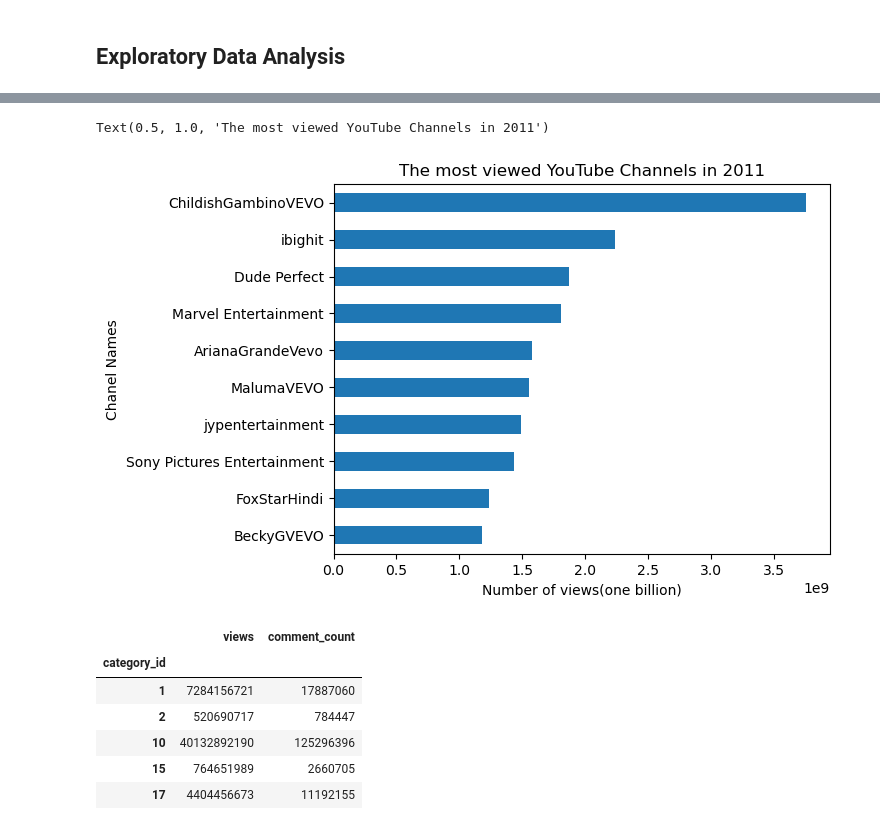
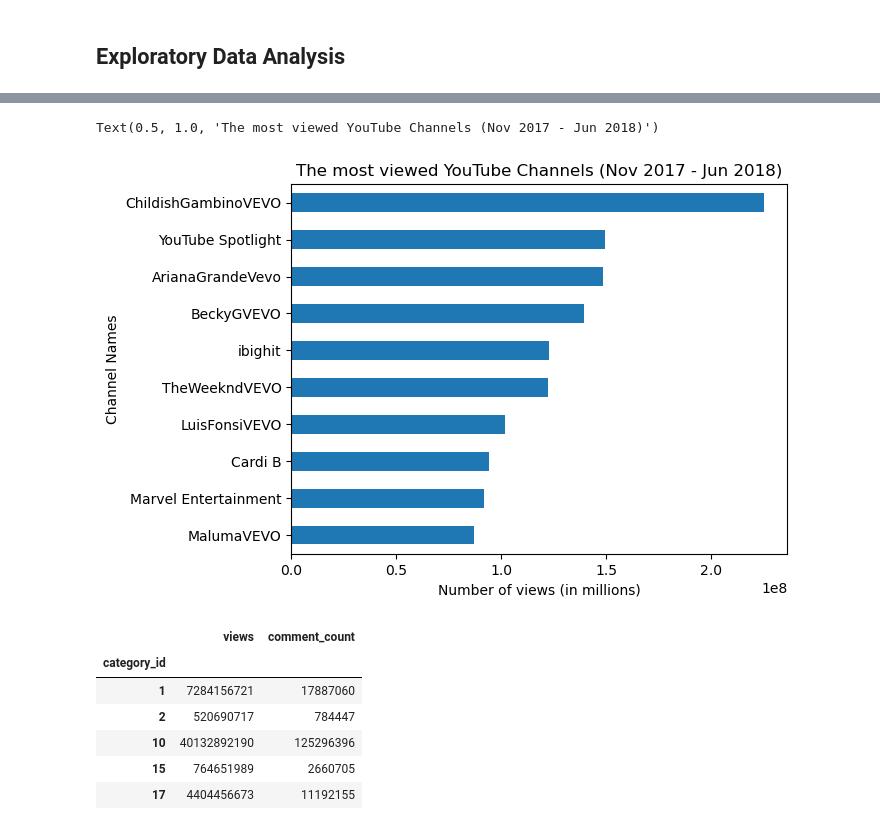
Before and after one commit to tralinde/tralinde_EDA_group_presentation, a Jupyter notebook: notebooks/youtube_EDA.ipynb, the cells around one changed output, grey strips where cells are left out. Drawn from its saved outputs; the diff is of its cells as text; code cells hidden in the pictures.

```diff
--- a/notebooks/youtube_EDA.ipynb
+++ b/notebooks/youtube_EDA.ipynb
@@ -36,0 +28,6 @@ most_views_pd
+# %%
+most_views = us_data.groupby("channel_title")['views', 'video_id'].max().sort_values(by = 'views', ascending=False)
+
+most_views_pd = most_views.head(10).sort_values(by = 'views', ascending=True)
+
+most_views_pd
@@ -37,16 +47,16 @@ most_views_pd
 # %%
 most_views_pd['views'].plot(kind="barh")
 
 
-plt.xlabel('Number of views(one billion)')
+plt.xlabel('Number of views (in millions)')
 plt.ylabel('Channel Names')
-plt.title('The most viewed YouTube Channels in 2011')
+plt.title('The most viewed YouTube Channels (Nov 2017 - Jun 2018)')
 #plt.xticks(ind, ('T1', 'T2', 'T3', 'T4', 'T5'))
 #plt.yticks(np.arange(0, 81, 10))
 #plt.legend((p1[0], p2[0]), ('', 'girls'))
 # %% [output]
-Text(0.5, 1.0, 'The most viewed YouTube Channels in 2011')
+Text(0.5, 1.0, 'The most viewed YouTube Channels (Nov 2017 - Jun 2018)')
-[figure, old version]
+[figure, new version]
 # %%
 category_id = us_data.groupby("category_id")['views', 'comment_count'].sum()
 category_id
```
Also changed, not shown: parts of 5 cells of this notebook, 1 other file.
